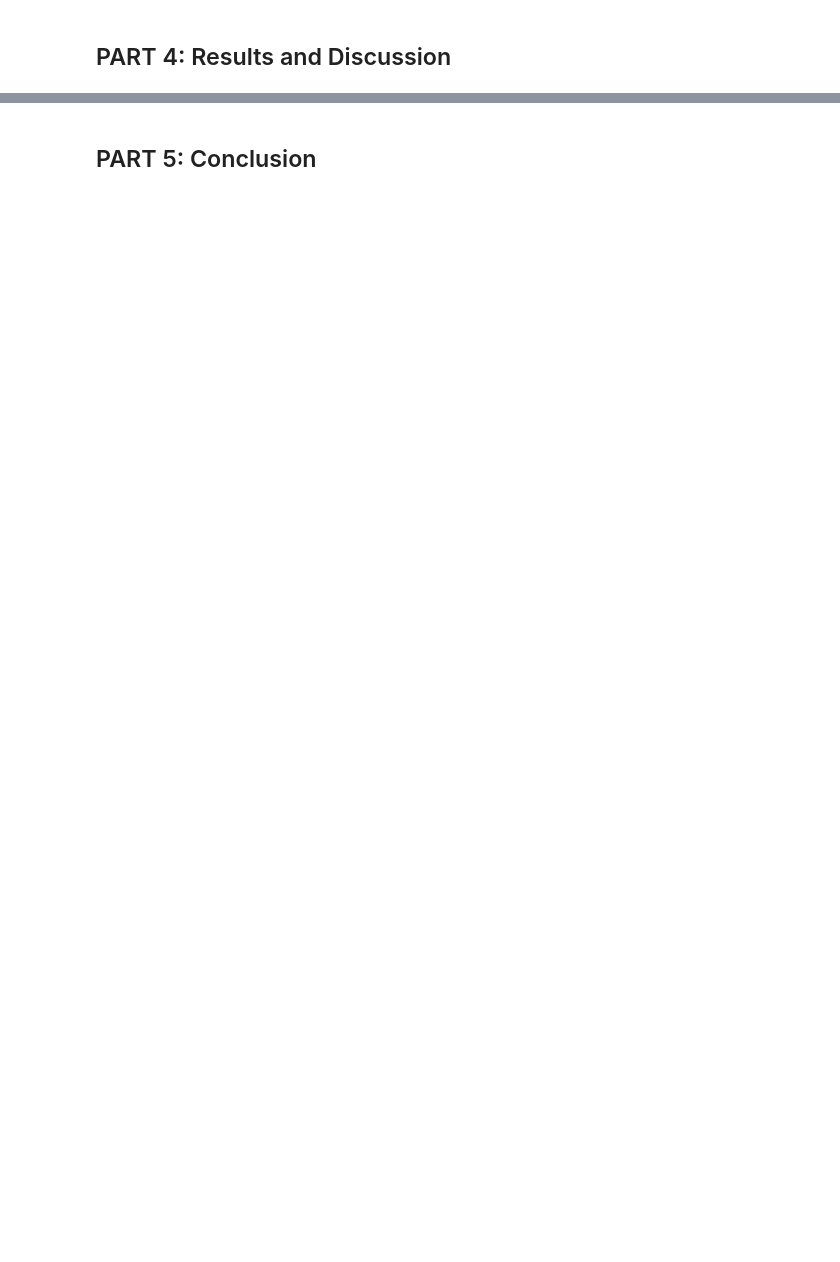
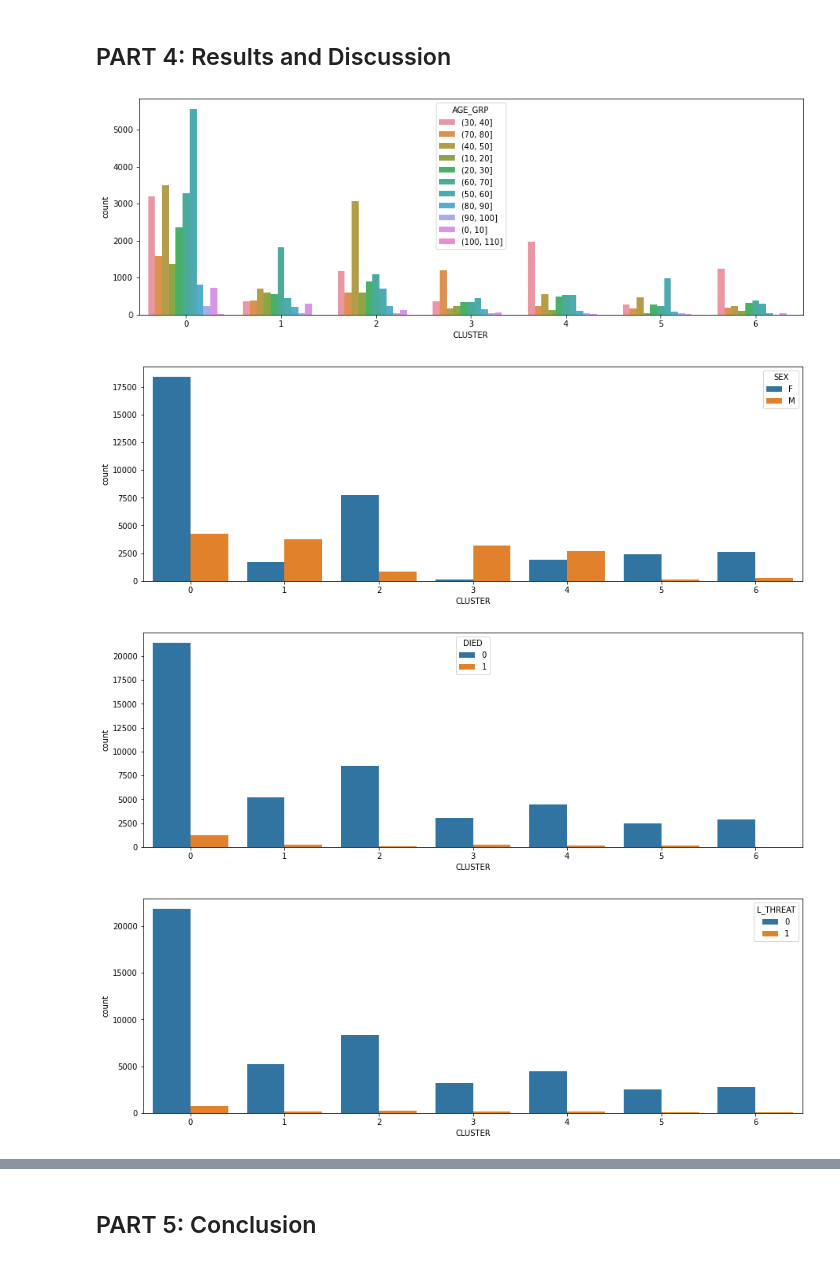
Before and after one commit to beyatris/VaxxAId, a Jupyter notebook: main/vaxxaid.ipynb, the cells around one changed output, grey strips where cells are left out. Drawn from its saved outputs; the diff is of its cells as text; code cells hidden in the pictures; blank space fills up the shorter version.

```diff
--- a/main/vaxxaid.ipynb
+++ b/main/vaxxaid.ipynb
@@ -294,0 +356,6 @@ patients.head()
+# %%
+kmode = KModes(n_clusters=7, init = "Cao", n_init = 1, verbose=1)
+labels = kmode.fit_predict(patients)
+patients['CLUSTER'] = labels
+
+patients
@@ -298,0 +383,16 @@ patients.head()
+# %%
+features = [
+    'AGE_GRP','SEX','DIED','L_THREAT', 'ER_VISIT',
+    'HOSPITAL','DISABLE','BIRTH_DEFECT','RECOVD',
+    'V_ADMINBY','VAX_MANU','VAX_SITE','VAX_ROUTE'
+    ]
+
+for i in features:
+    plt.subplots(figsize = (15,5))
+    sns.countplot(x='CLUSTER',hue=i, data = patients)
+    plt.show()
+# %% [output]
+[figure, added]
+[figure, added]
+[figure, added]
+[figure, added]
```
Also changed, not shown: parts of 30 cells of this notebook, 3 other files.
